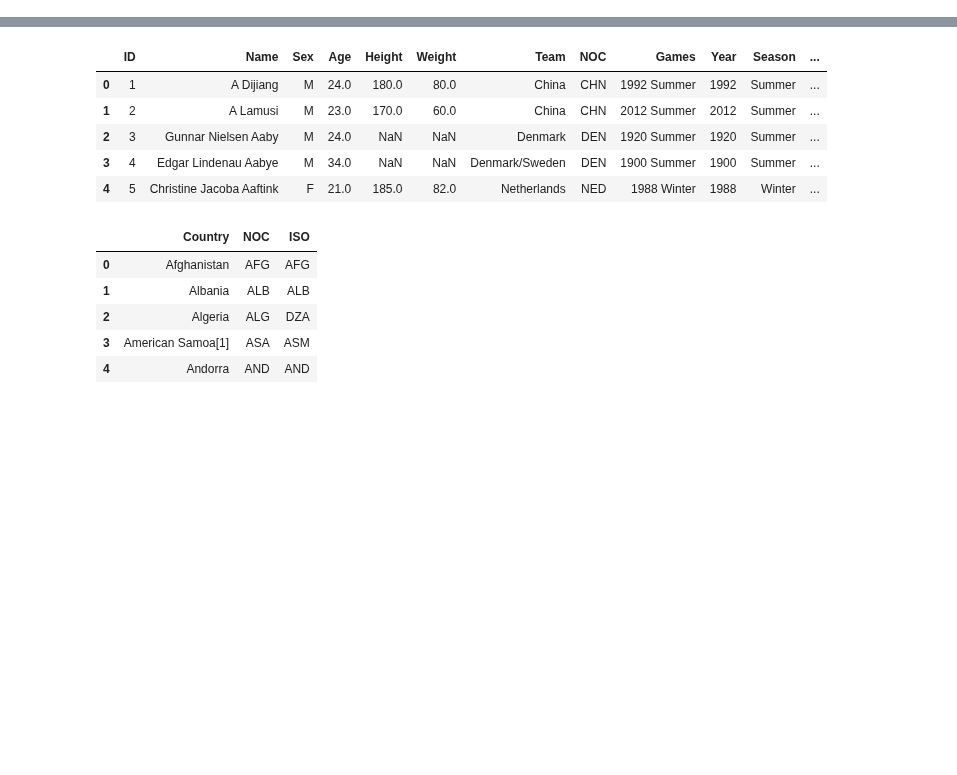
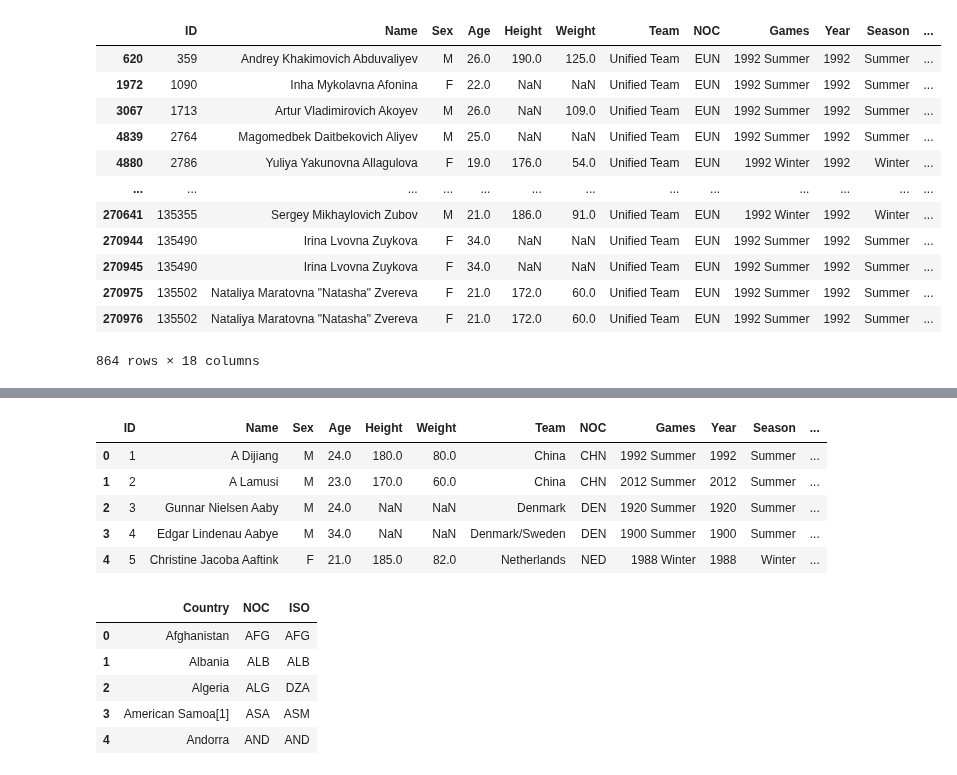
Before and after one commit to yuna-liu/Databehandling-OS-Yuna-Joachim, a Jupyter notebook: Q3_Y_test.ipynb, the cells around one changed output, grey strips where cells are left out. Drawn from its saved outputs; the diff is of its cells as text; code cells hidden in the pictures; blank space fills up the shorter version.

```diff
--- a/Q3_Y_test.ipynb
+++ b/Q3_Y_test.ipynb
@@ -0,0 +1,38 @@
+# %%
+import pandas as pd
+
+import dash
+from dash import dcc, html
+from dash.dependencies import Output, Input
+import dash_bootstrap_components as dbc
+
+import plotly_express as px
+import plotly.graph_objects as go
+
+import analyze_functions as af
+import sub_df as af2
+
+# Import data
+athlete_regions = pd.read_csv("data/athlete_regions.csv")
+noc_iso = pd.read_csv("data/noc_iso.csv")
+noc_iso = noc_iso.iloc[:, 1:]
+
+# Radio options
+medal_list = "Gold Silver Bronze Total".split()
+medal_options = [{'label': medal, 'value': medal} for medal in medal_list]
+# %%
+athlete_regions[athlete_regions["NOC"] == "EUN"]
+# %% [output]
+|  | ID | Name | Sex | Age | Height | Weight | Team | NOC | Games | Year | Season | ... |
+| 620 | 359 | Andrey Khakimovich Abduvaliyev | M | 26.0 | 190.0 | 125.0 | Unified Team | EUN | 1992 Summer | 1992 | Summer | ... |
+| 1972 | 1090 | Inha Mykolavna Afonina | F | 22.0 | NaN | NaN | Unified Team | EUN | 1992 Summer | 1992 | Summer | ... |
+| 3067 | 1713 | Artur Vladimirovich Akoyev | M | 26.0 | NaN | 109.0 | Unified Team | EUN | 1992 Summer | 1992 | Summer | ... |
+| 4839 | 2764 | Magomedbek Daitbekovich Aliyev | M | 25.0 | NaN | NaN | Unified Team | EUN | 1992 Summer | 1992 | Summer | ... |
+| 4880 | 2786 | Yuliya Yakunovna Allagulova | F | 19.0 | 176.0 | 54.0 | Unified Team | EUN | 1992 Winter | 1992 | Winter | ... |
+| ... | ... | ... | ... | ... | ... | ... | ... | ... | ... | ... | ... | ... |
+| 270641 | 135355 | Sergey Mikhaylovich Zubov | M | 21.0 | 186.0 | 91.0 | Unified Team | EUN | 1992 Winter | 1992 | Winter | ... |
+| 270944 | 135490 | Irina Lvovna Zuykova | F | 34.0 | NaN | NaN | Unified Team | EUN | 1992 Summer | 1992 | Summer | ... |
+| 270945 | 135490 | Irina Lvovna Zuykova | F | 34.0 | NaN | NaN | Unified Team | EUN | 1992 Summer | 1992 | Summer | ... |
+| 270975 | 135502 | Nataliya Maratovna "Natasha" Zvereva | F | 21.0 | 172.0 | 60.0 | Unified Team | EUN | 1992 Summer | 1992 | Summer | ... |
+| 270976 | 135502 | Nataliya Maratovna "Natasha" Zvereva | F | 21.0 | 172.0 | 60.0 | Unified Team | EUN | 1992 Summer | 1992 | Summer | ... |
+864 rows × 18 columns
```
Also changed, not shown: parts of 15 cells of this notebook, 3 other files.
